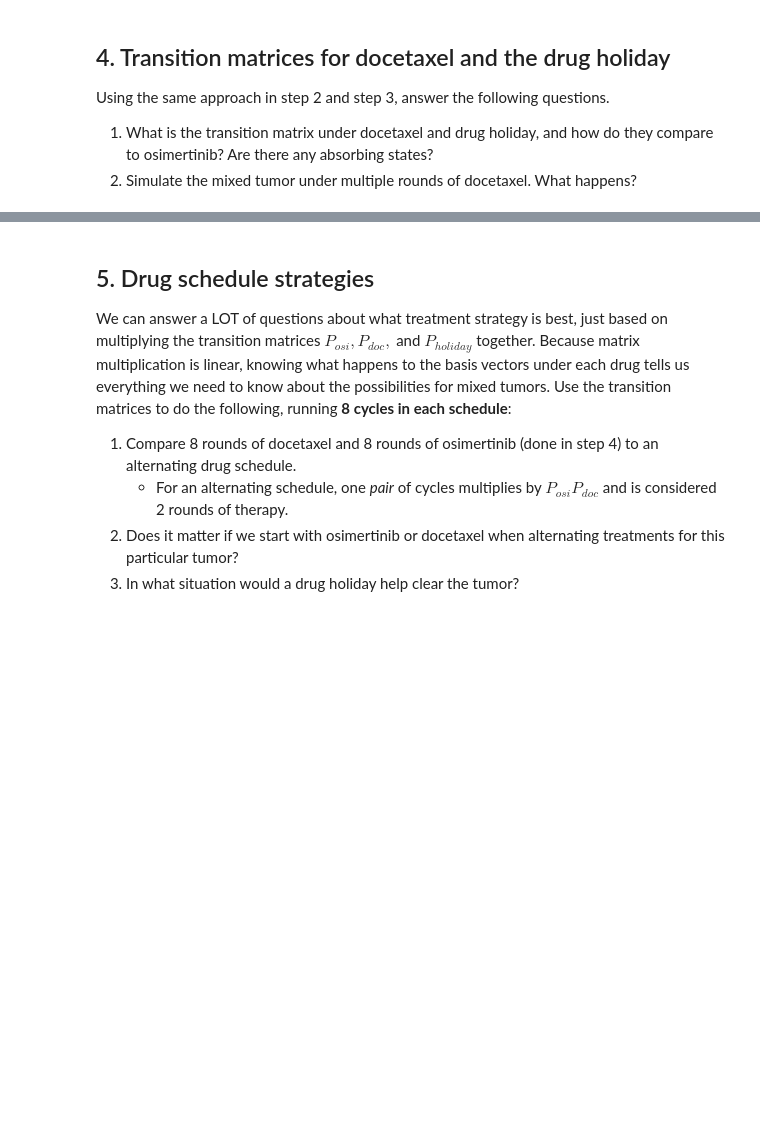
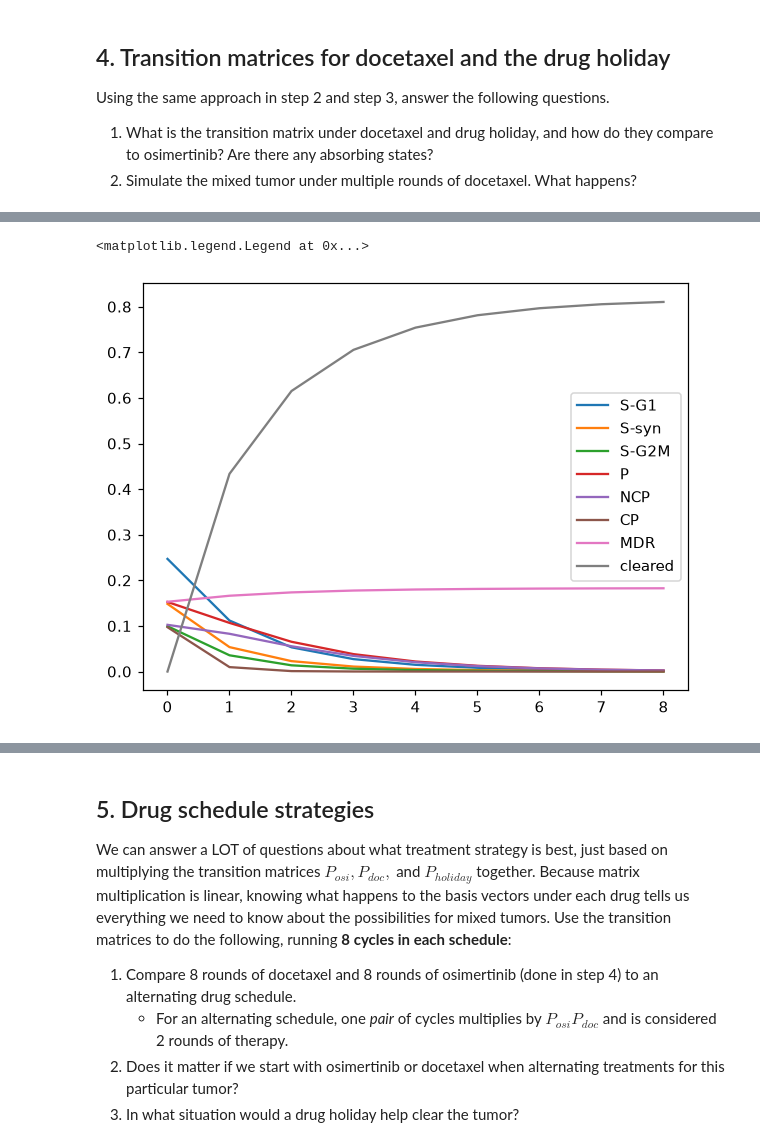
Before and after one commit to Derek9132-uyz/DS5030-lab-9, a Jupyter notebook: Lab09_markov_chain.ipynb, the cells around one changed output, grey strips where cells are left out. Cells and saved outputs as stored; diff of their text form; code cells hidden in the pictures; blank space fills up the shorter version.

```diff
--- a/Lab09_markov_chain.ipynb
+++ b/Lab09_markov_chain.ipynb
@@ -250,3 +457,9 @@ P_holiday = ...   # TODO
 # %%
 # Simulate the evolution of pi_mix under docetaxel
+evolve_data = evolve(pi_mix, P_doc, N_CYCLES)
+plt.plot(evolve_data, label=OUTCOMES)
+plt.legend()
+# %% [output]
+<matplotlib.legend.Legend at 0x...>
+[figure, added]
 # %% [markdown]
```
Also changed, not shown: parts of 48 cells of this notebook, 1 other file.
